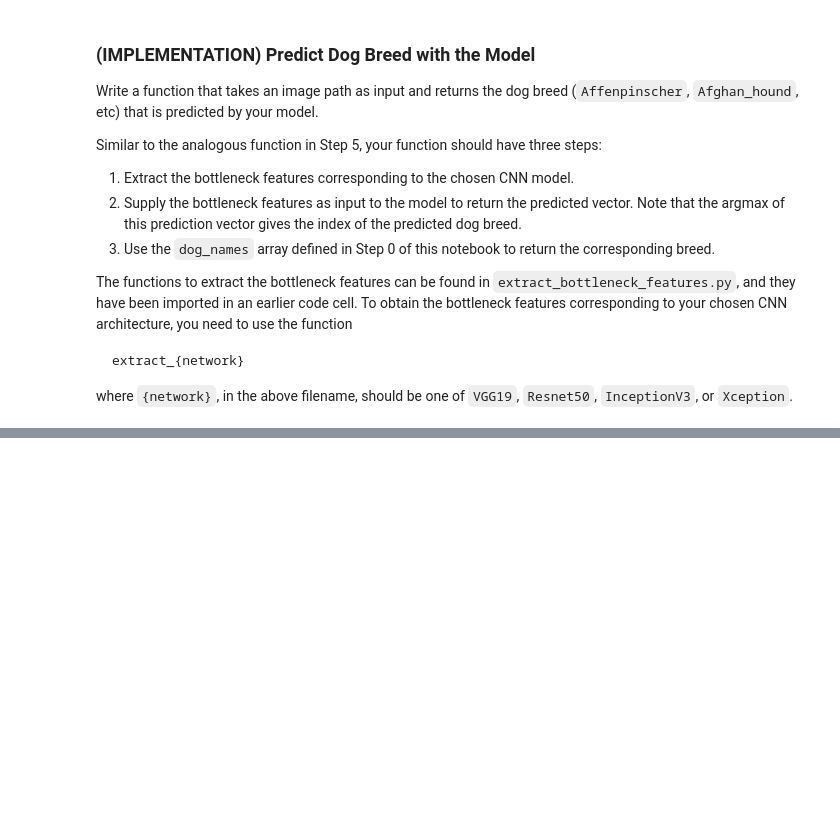
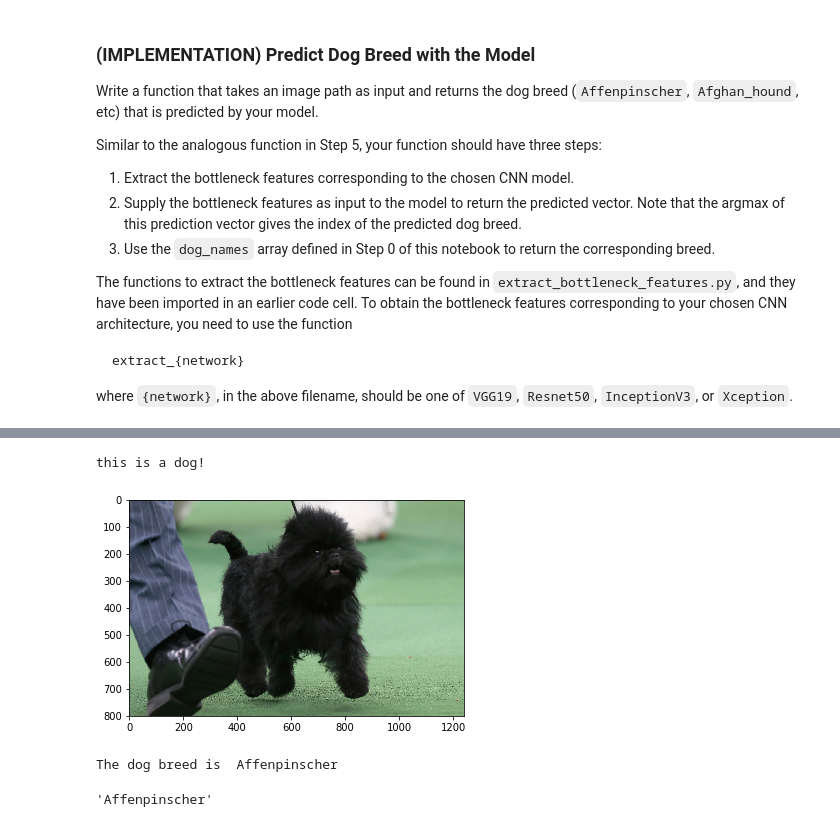
Before and after one commit to iamsteveng/AIND-DogProject, a Jupyter notebook: dog_app.ipynb, the cells around one changed output, grey strips where cells are left out. Drawn from its saved outputs; the diff is of its cells as text; code cells hidden in the pictures; blank space fills up the shorter version.

```diff
--- a/dog_app.ipynb
+++ b/dog_app.ipynb
@@ -807,2 +816,10 @@ Downloading data from https://github.com/fchollet/deep-learning-models/releases/
 The dog breed is  Affenpinscher
 'Affenpinscher'
+# %%
+#test image 1
+my_algorithm('my_images/affen.jpg')
+# %% [output]
+this is a dog!
+[figure, added]
+The dog breed is  Affenpinscher
+'Affenpinscher'
```
Also changed, not shown: parts of 11 cells of this notebook.
